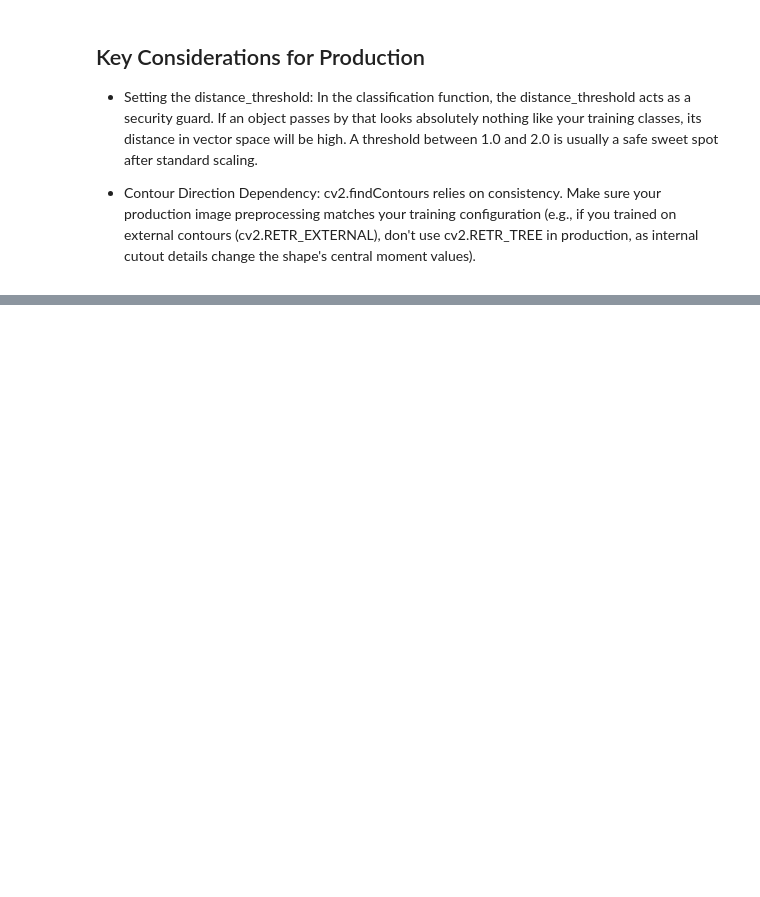
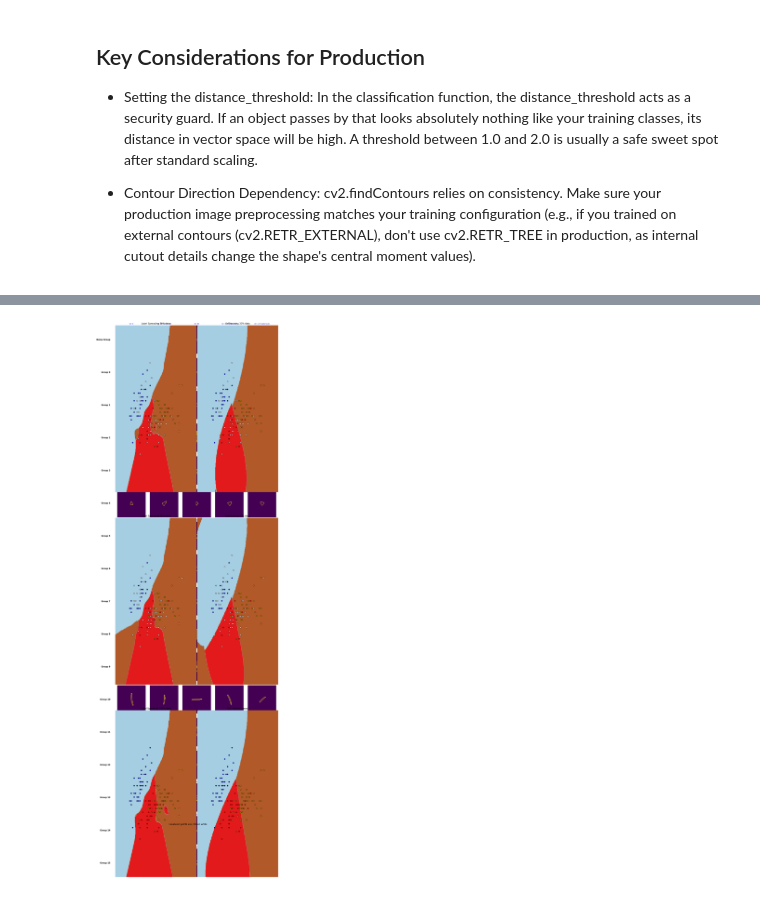
Before and after one commit to aubreymoore/CRB-2026-05-13, a Jupyter notebook: match_shapes.ipynb, the cells around one changed output, grey strips where cells are left out. Cells and saved outputs as stored; diff of their text form; code cells hidden in the pictures; blank space fills up the shorter version.

```diff
--- a/match_shapes.ipynb
+++ b/match_shapes.ipynb
@@ -431,0 +473,19 @@ def build_trainset(num_images=100, num_cuts=5, tolerance=3, seed=50):
+# %%
+# Data preparation for clustering
+
+# y: 0s and 1s; 0 = not a valid cut, 1 = cut
+mylist = df['is_valid_cut'].to_list()
+type(mylist[0])
+y = np.array(mylist, dtype=int)
+ic(y[:5]);
+
+# X: log-transformed Hu Moments extracted from contours
+shapes_dataset = df.to_dict(orient='records')
+features = np.array([extract_invariant_features(item['contour']) for item in shapes_dataset])
+ic(features[:5])
+
+# Scale features (Critical step for distance-based clustering)
+scaler = StandardScaler()
+scaled_features = scaler.fit_transform(features)
+ic(scaled_features[:5]);
+ic(np.var(scaled_features, axis=0));
@@ -736,0 +930,78 @@ cv2.imwrite("classified_objects.png", image)
+# %%
+# Original code - do not edit
+
+# Authors: Clay Woolam   <clay@woolam.org>
+#          Oliver Rausch <rauscho@ethz.ch>
+# License: BSD
+
+import matplotlib.pyplot as plt
+import numpy as np
+
+from sklearn import datasets
+from sklearn.semi_supervised import LabelSpreading, SelfTrainingClassifier
+from sklearn.svm import SVC
+
+iris = datasets.load_iris()
+
+X = iris.data[:, :2]
+y = iris.target
+
+# step size in the mesh
+h = 0.02
+
+rng = np.random.RandomState(0)
+y_rand = rng.rand(y.shape[0])
+y_30 = np.copy(y)
+y_30[y_rand < 0.3] = -1  # set random samples to be unlabeled
+y_50 = np.copy(y)
+y_50[y_rand < 0.5] = -1
+# we create an instance of SVM and fit out data. We do not scale our
+# data since we want to plot the support vectors
+ls30 = (LabelSpreading().fit(X, y_30), y_30, "Label Spreading 30% data")
+ls50 = (LabelSpreading().fit(X, y_50), y_50, "Label Spreading 50% data")
+ls100 = (LabelSpreading().fit(X, y), y, "Label Spreading 100% data")
+
+# the base classifier for self-training is identical to the SVC
+base_classifier = SVC(kernel="rbf", gamma=0.5, probability=True)
+st30 = (
+    SelfTrainingClassifier(base_classifier).fit(X, y_30),
+    y_30,
+    "Self-training 30% data",
+)
+st50 = (
+    SelfTrainingClassifier(base_classifier).fit(X, y_50),
+    y_50,
+    "Self-training 50% data",
+)
+
+rbf_svc = (SVC(kernel="rbf", gamma=0.5).fit(X, y), y, "SVC with rbf kernel")
+
+# create a mesh to plot in
+x_min, x_max = X[:, 0].min() - 1, X[:, 0].max() + 1
+y_min, y_max = X[:, 1].min() - 1, X[:, 1].max() + 1
+xx, yy = np.meshgrid(np.arange(x_min, x_max, h), np.arange(y_min, y_max, h))
+
+color_map = {-1: (1, 1, 1), 0: (0, 0, 0.9), 1: (1, 0, 0), 2: (0.8, 0.6, 0)}
+
+classifiers = (ls30, st30, ls50, st50, ls100, rbf_svc)
+for i, (clf, y_train, title) in enumerate(classifiers):
+    # Plot the decision boundary. For that, we will assign a color to each
+    # point in the mesh [x_min, x_max]x[y_min, y_max].
+    plt.subplot(3, 2, i + 1)
+    Z = clf.predict(np.c_[xx.ravel(), yy.ravel()])
+
+    # Put the result into a color plot
+    Z = Z.reshape(xx.shape)
+    plt.contourf(xx, yy, Z, cmap=plt.cm.Paired)
+    plt.axis("off")
+
+    # Plot also the training points
+    colors = [color_map[y] for y in y_train]
+    plt.scatter(X[:, 0], X[:, 1], c=colors, edgecolors="black")
+
+    plt.title(title)
+
+plt.suptitle("Unlabeled points are colored white", y=0.1)
+plt.show()
+# %% [output]
+[figure, added]
```
Also changed, not shown: parts of 31 cells of this notebook, 3 other files.
